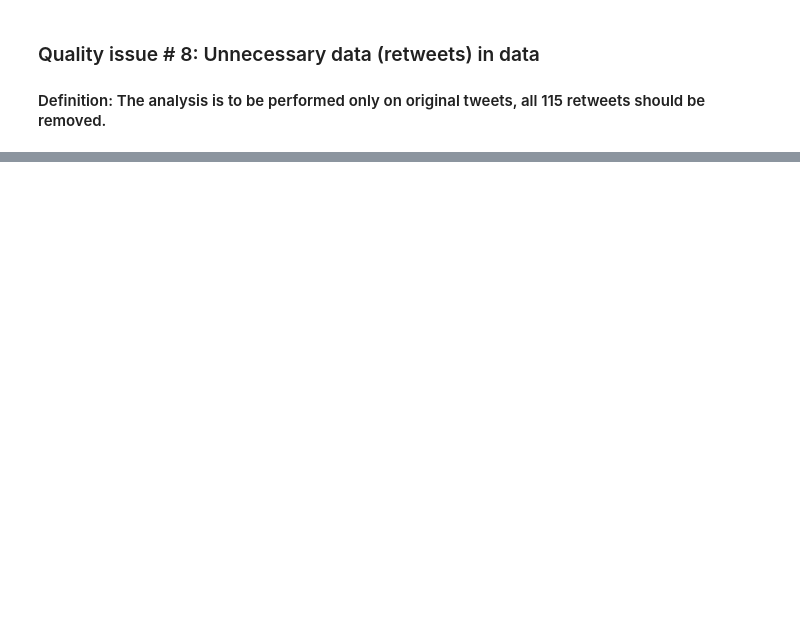
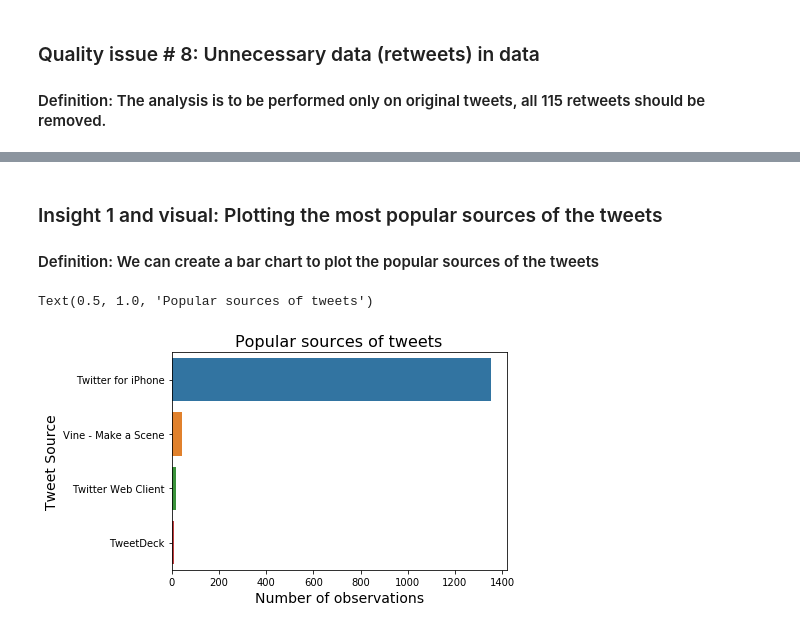
Before and after one commit to taloc/data_wrangling, a Jupyter notebook: wrangle_act.ipynb, the cells around one changed output, grey strips where cells are left out. Saved outputs shown, nothing was run; the diff lists cells and outputs as text; code cells hidden in the pictures; blank space fills up the shorter version.

```diff
--- a/wrangle_act.ipynb
+++ b/wrangle_act.ipynb
@@ -486,0 +476,6 @@ df3_clean.head()
+# %%
+# Code: Before merging the tables, we had to rename the id column to tweet_id
+df3.rename(columns={'id':'tweet_id'}, inplace=True)
+# %%
+# We can then proceed to merge the tables, so that df_clean now contains the columns of retweet and favorite counts
+df_clean = pd.merge(df_clean, df3, how = 'left', on = ['tweet_id'])
@@ -486,0 +514,5 @@ df3_clean.head()
+# %%
+# Code: Here we merge the df_clean and df2_clean dataframes to come up with a master
+df_clean_master = pd.merge(df_clean, df2_clean, how = 'left', on = ['tweet_id'])
+# We then save the master file as per naming convention in the rubric:
+df_clean_master.to_csv('twitter_archive_master.csv', encoding = 'utf-8')
@@ -486,0 +530,16 @@ df3_clean.head()
+# %% [markdown]
+### Insight 1 and visual: Plotting the most popular sources of the tweets
+#### Definition: We can create a bar chart to plot the popular sources of the tweets
+# %%
+# Code: First we create the index for the categories
+sources = df_clean_master['source'].value_counts().index
+# %%
+# We use seaborn's countplot to generate the bar chart and provide some Y and X axis titles
+sns.countplot(data = df_clean_master, y = 'source', order = sources)
+plt.xticks(rotation = 360)
+plt.xlabel('Number of observations', fontsize=14)
+plt.ylabel('Tweet Source', fontsize=14)
+plt.title('Popular sources of tweets',fontsize=16)
+# %% [output]
+Text(0.5, 1.0, 'Popular sources of tweets')
+[figure, added]
```
Also changed, not shown: parts of 36 cells of this notebook.
